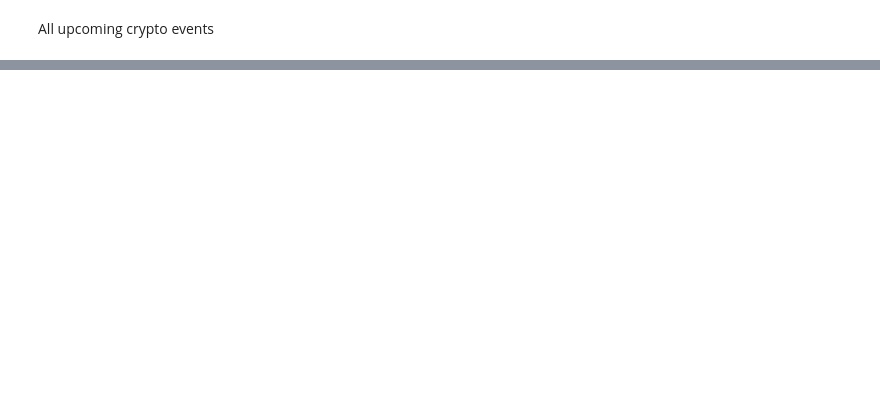
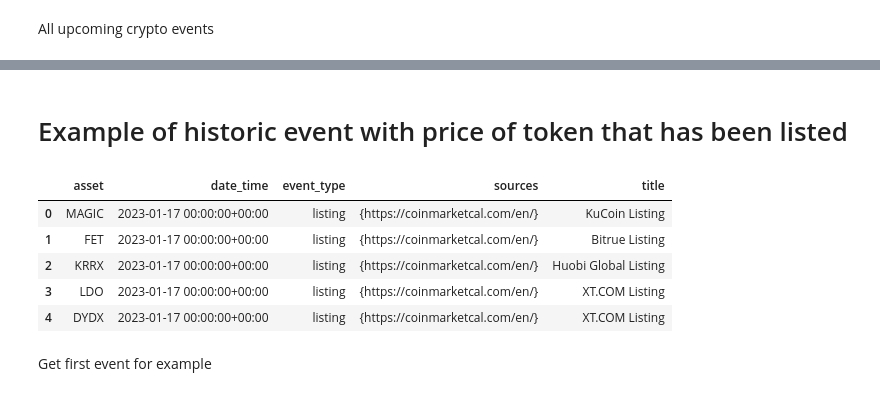
Before and after one commit to QuantNodeAI/quantnote-query-client, a Jupyter notebook: examples/events-example.ipynb, the cells around one changed output, grey strips where cells are left out. Cells and saved outputs as stored; diff of their text form; code cells hidden in the pictures; blank space fills up the shorter version.

```diff
--- a/examples/events-example.ipynb
+++ b/examples/events-example.ipynb
@@ -71,0 +78,22 @@ response
+# %% [markdown]
+# Example of historic event with price of token that has been listed
+# %%
+query = """SELECT *
+FROM studies.helixir.events
+WHERE event_type = 'listing'
+  and date_time <= now()
+ORDER BY date_time
+limit 5;"""
+
+response3 = client.get_data_response(query)
+response3['date_time'] = pd.to_datetime(response3['date_time'])
+response3
+# %% [output]
+|  | asset | date_time | event_type | sources | title |
+| 0 | MAGIC | 2023-01-17 00:00:00+00:00 | listing | {https://coinmarketcal.com/en/} | KuCoin Listing |
+| 1 | FET | 2023-01-17 00:00:00+00:00 | listing | {https://coinmarketcal.com/en/} | Bitrue Listing |
+| 2 | KRRX | 2023-01-17 00:00:00+00:00 | listing | {https://coinmarketcal.com/en/} | Huobi Global Listing |
+| 3 | LDO | 2023-01-17 00:00:00+00:00 | listing | {https://coinmarketcal.com/en/} | XT.COM Listing |
+| 4 | DYDX | 2023-01-17 00:00:00+00:00 | listing | {https://coinmarketcal.com/en/} | XT.COM Listing |
+# %% [markdown]
+Get first event for example
```
Also changed, not shown: parts of 10 cells of this notebook.
